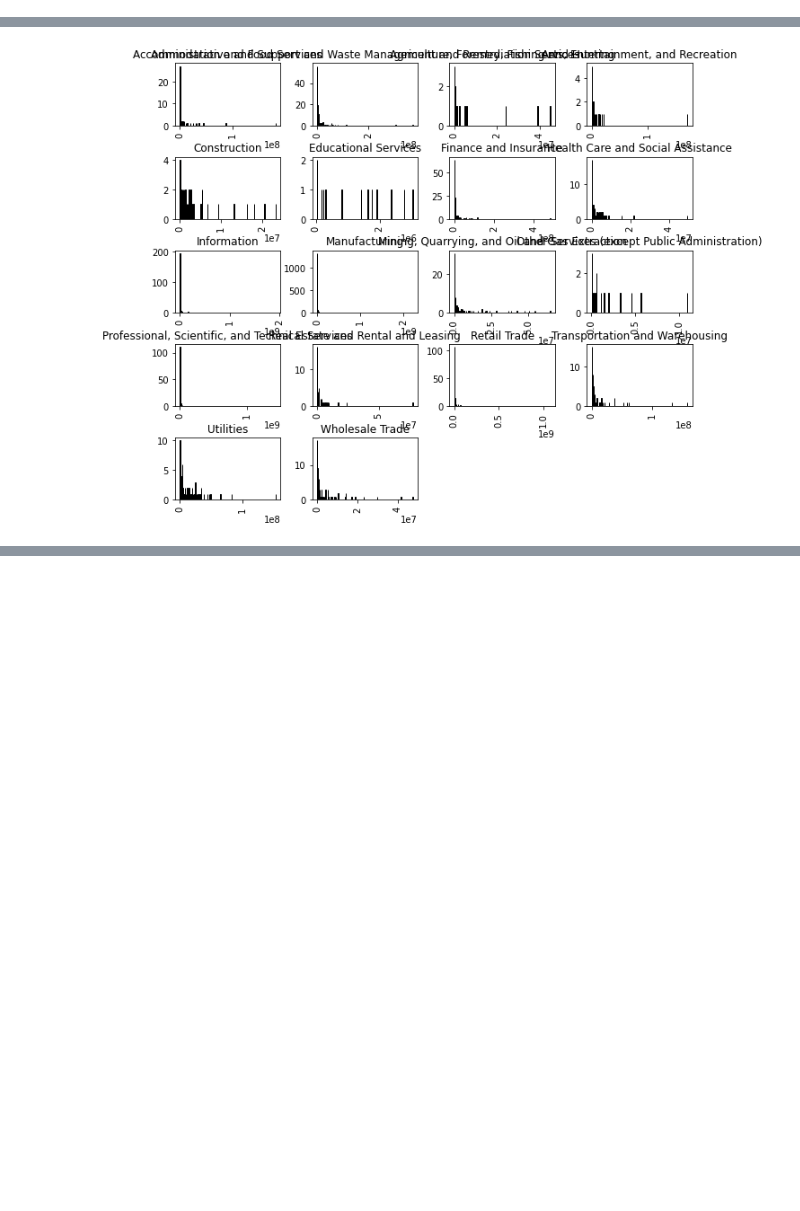
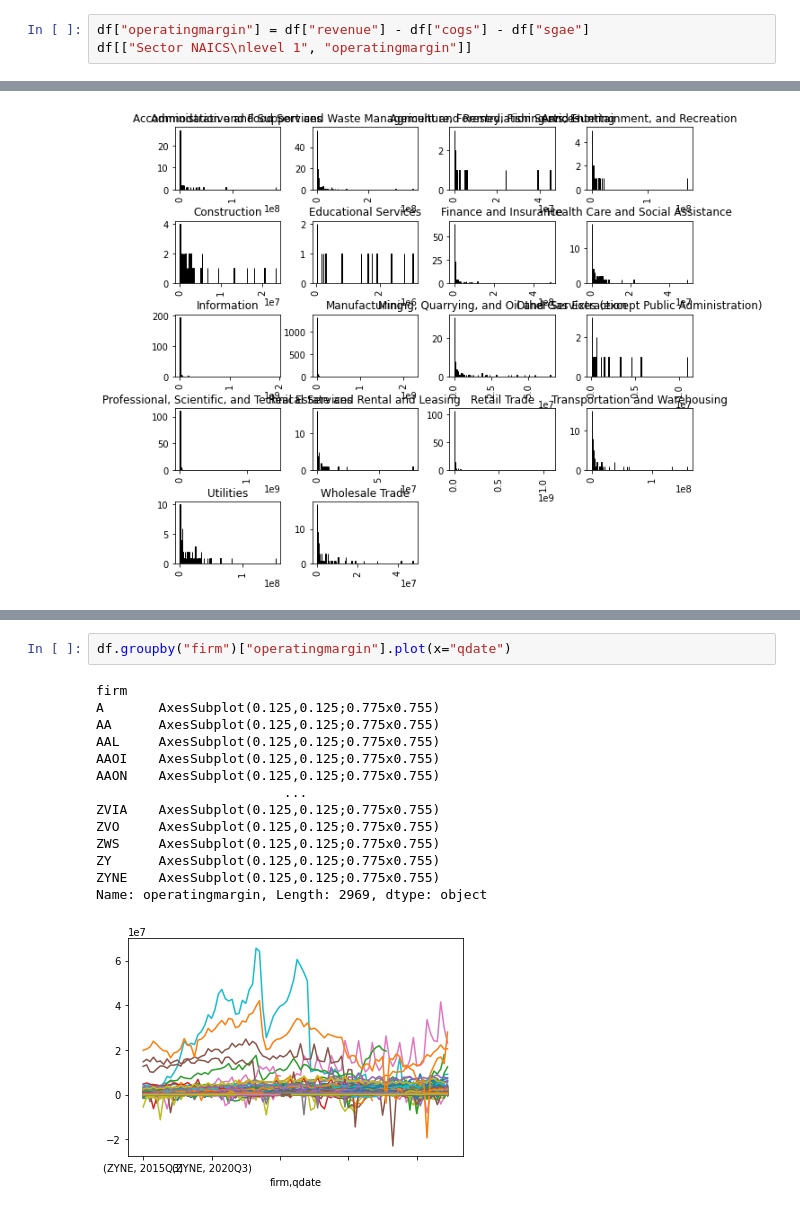
Before and after one commit to AlexReusC/Modulo-1-IA, a Jupyter notebook: portafolio.ipynb, the cells around one changed output, grey strips where cells are left out. Drawn from its saved outputs; the diff is of its cells as text; blank space fills up the shorter version.

```diff
--- a/portafolio.ipynb
+++ b/portafolio.ipynb
@@ -96,3 +96,6 @@ df[["Sector NAICS\nlevel 1", "bookvalue", "marketvalue"]]
 |  | 2022Q1 | Manufacturing | 65166.970 | 8.701643e+04 |
 |  | 2022Q2 | Manufacturing | 57241.873 | 4.969939e+04 |
 123140 rows × 3 columns
+# %%
+df["operatingmargin"] = df["revenue"] - df["cogs"] - df["sgae"]
+df[["Sector NAICS\nlevel 1", "operatingmargin"]]
@@ -256,0 +289,17 @@ array([[<AxesSubplot:title={'center':'Accommodation and Food Services'}>,
+# %%
+df.groupby("firm")["operatingmargin"].plot(x="qdate")
+# %% [output]
+firm
+A       AxesSubplot(0.125,0.125;0.775x0.755)
+AA      AxesSubplot(0.125,0.125;0.775x0.755)
+AAL     AxesSubplot(0.125,0.125;0.775x0.755)
+AAOI    AxesSubplot(0.125,0.125;0.775x0.755)
+AAON    AxesSubplot(0.125,0.125;0.775x0.755)
+                        ...
+ZVIA    AxesSubplot(0.125,0.125;0.775x0.755)
+ZVO     AxesSubplot(0.125,0.125;0.775x0.755)
+ZWS     AxesSubplot(0.125,0.125;0.775x0.755)
+ZY      AxesSubplot(0.125,0.125;0.775x0.755)
+ZYNE    AxesSubplot(0.125,0.125;0.775x0.755)
+Name: operatingmargin, Length: 2969, dtype: object
+[figure, added]
```
Also changed, not shown: parts of 16 cells of this notebook.
